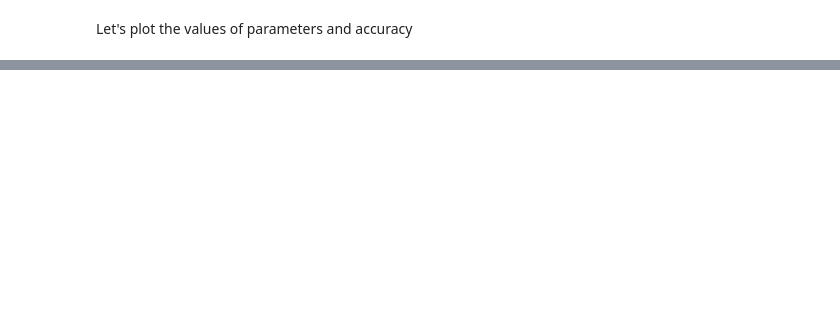
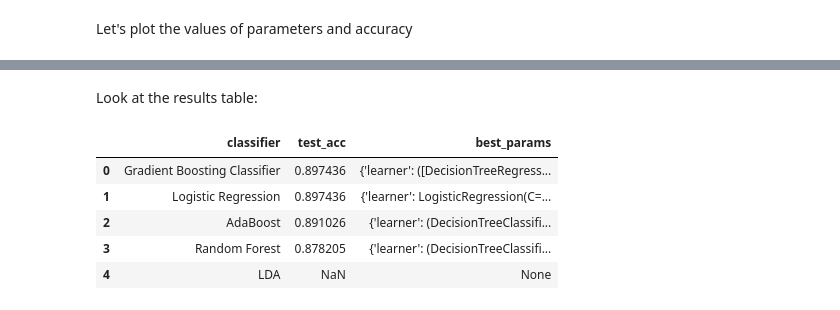
Before and after one commit to qetdr/xAutoML-Project1, a Jupyter notebook: hyperparameter_optimization.ipynb, the cells around one changed output, grey strips where cells are left out. Saved outputs shown, nothing was run; the diff lists cells and outputs as text; code cells hidden in the pictures; blank space fills up the shorter version.

```diff
--- a/hyperparameter_optimization.ipynb
+++ b/hyperparameter_optimization.ipynb
@@ -207,0 +387,11 @@ Accuracy: 0.9423076923076923
+# %% [markdown]
+Look at the results table:
+# %%
+model_results_auto
+# %% [output]
+|  | classifier | test_acc | best_params |
+| 0 | Gradient Boosting Classifier | 0.897436 | {'learner': ([DecisionTreeRegress... |
+| 1 | Logistic Regression | 0.897436 | {'learner': LogisticRegression(C=... |
+| 2 | AdaBoost | 0.891026 | {'learner': (DecisionTreeClassifi... |
+| 3 | Random Forest | 0.878205 | {'learner': (DecisionTreeClassifi... |
+| 4 | LDA | NaN | None |
```
Also changed, not shown: parts of 28 cells of this notebook.
